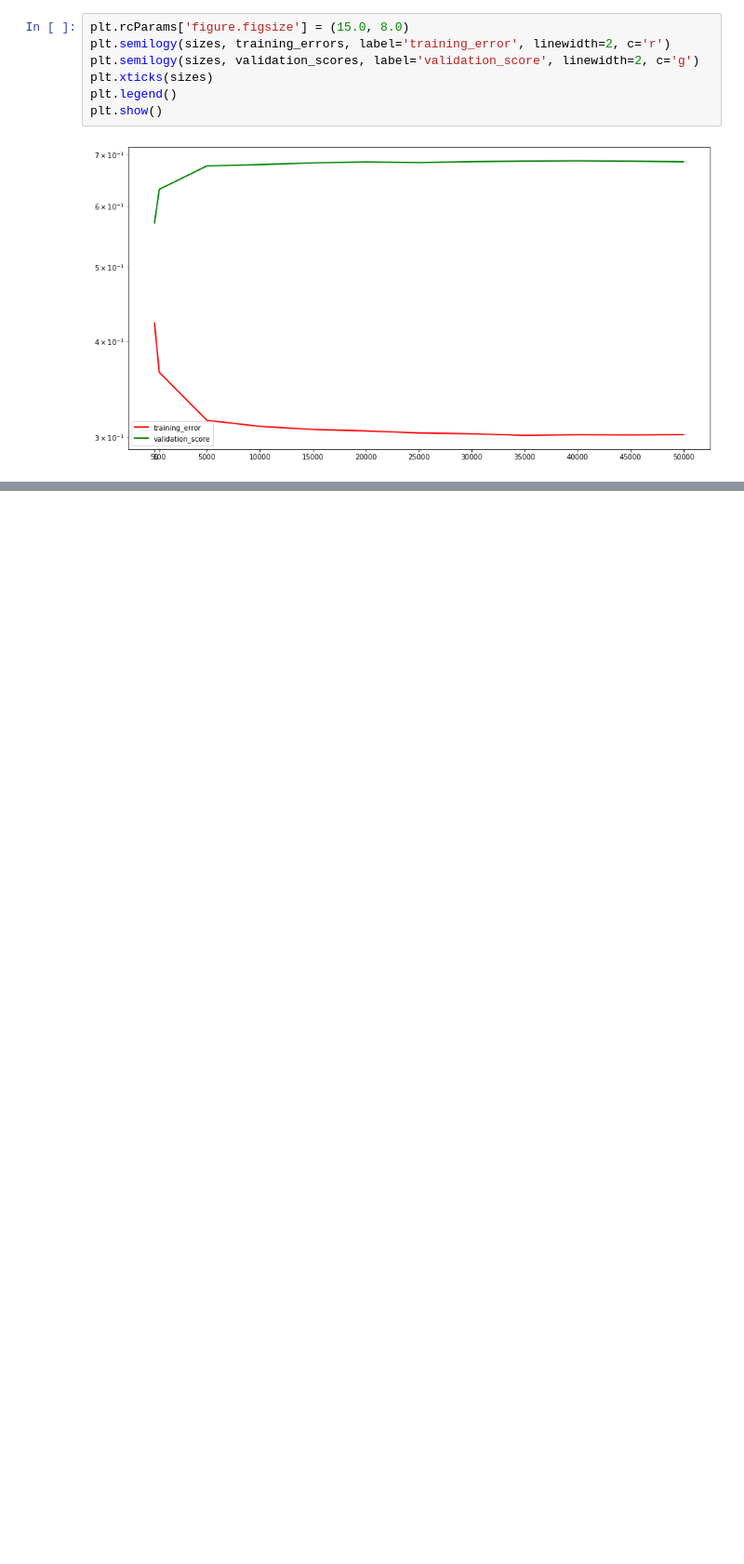
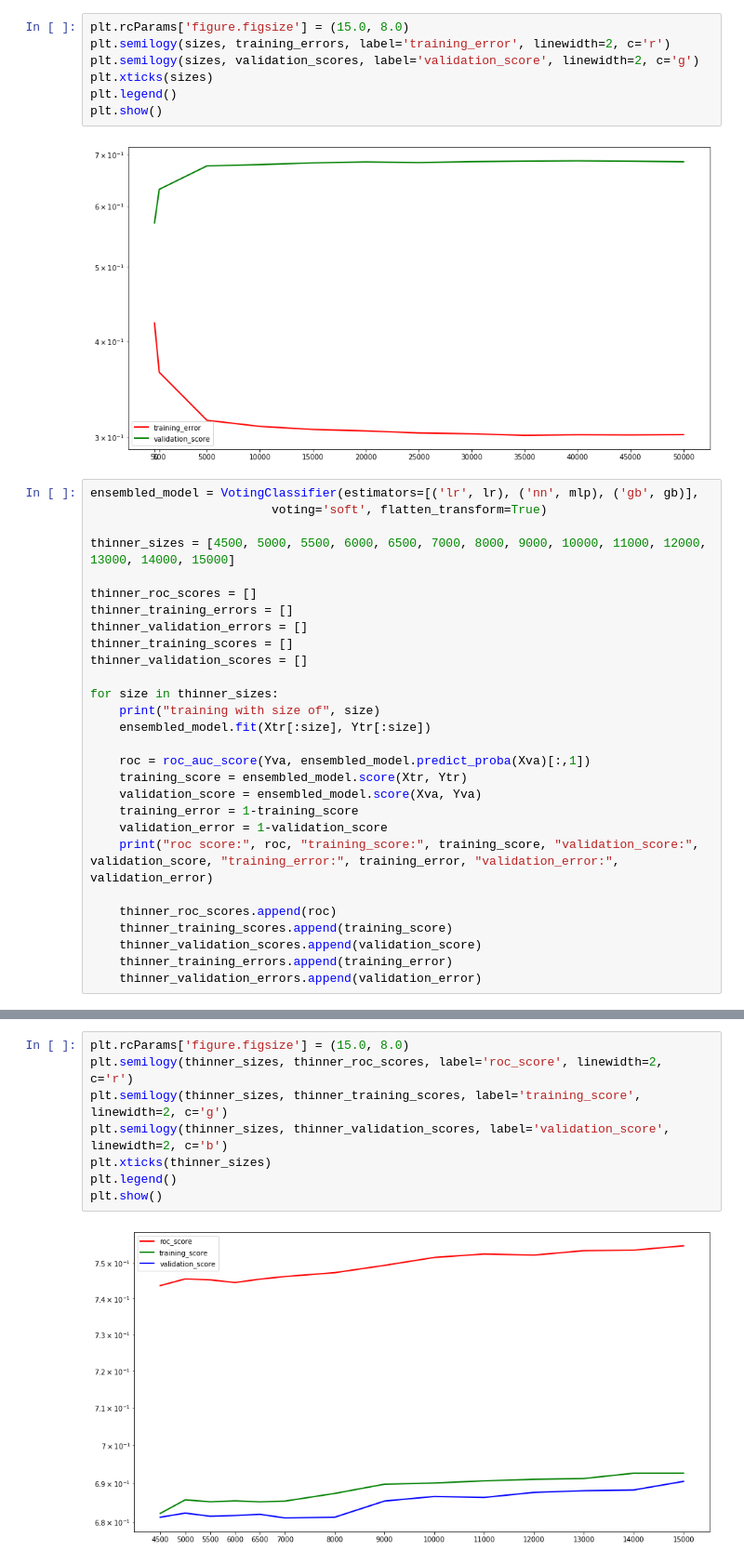
Before and after one commit to 92612ShiyuQiu/Twitter-Sentiment-Analysis, a Jupyter notebook: Dataset_Size_Threshold.ipynb, the cells around one changed output, grey strips where cells are left out. Shown: that part at 93% size. Drawn from its saved outputs; the diff is of its cells as text; blank space fills up the shorter version.

Commit message:
optimal dataset size more details

```diff
--- a/Dataset_Size_Threshold.ipynb
+++ b/Dataset_Size_Threshold.ipynb
@@ -203,3 +178,31 @@ plt.legend()
 plt.show()
 # %% [output]
 [figure]
+# %%
+ensembled_model = VotingClassifier(estimators=[('lr', lr), ('nn', mlp), ('gb', gb)],
+                         voting='soft', flatten_transform=True)
+
+thinner_sizes = [4500, 5000, 5500, 6000, 6500, 7000, 8000, 9000, 10000, 11000, 12000, 13000, 14000, 15000]
+
+thinner_roc_scores = []
+thinner_training_errors = []
+thinner_validation_errors = []
+thinner_training_scores = []
+thinner_validation_scores = []
+
+for size in thinner_sizes:
+    print("training with size of", size)
+    ensembled_model.fit(Xtr[:size], Ytr[:size])
+
+    roc = roc_auc_score(Yva, ensembled_model.predict_proba(Xva)[:,1])
+    training_score = ensembled_model.score(Xtr, Ytr)
+    validation_score = ensembled_model.score(Xva, Yva)
+    training_error = 1-training_score
+    validation_error = 1-validation_score
+    print("roc score:", roc, "training_score:", training_score, "validation_score:", validation_score, "training_error:", training_error, "validation_error:", validation_error)
+
+    thinner_roc_scores.append(roc)
+    thinner_training_scores.append(training_score)
+    thinner_validation_scores.append(validation_score)
+    thinner_training_errors.append(training_error)
+    thinner_validation_errors.append(validation_error)
@@ -205,0 +319,10 @@ plt.show()
+# %%
+plt.rcParams['figure.figsize'] = (15.0, 8.0)
+plt.semilogy(thinner_sizes, thinner_roc_scores, label='roc_score', linewidth=2, c='r')
+plt.semilogy(thinner_sizes, thinner_training_scores, label='training_score', linewidth=2, c='g')
+plt.semilogy(thinner_sizes, thinner_validation_scores, label='validation_score', linewidth=2, c='b')
+plt.xticks(thinner_sizes)
+plt.legend()
+plt.show()
+# %% [output]
+[figure, added]
```
Also changed, not shown: parts of 16 cells of this notebook.
